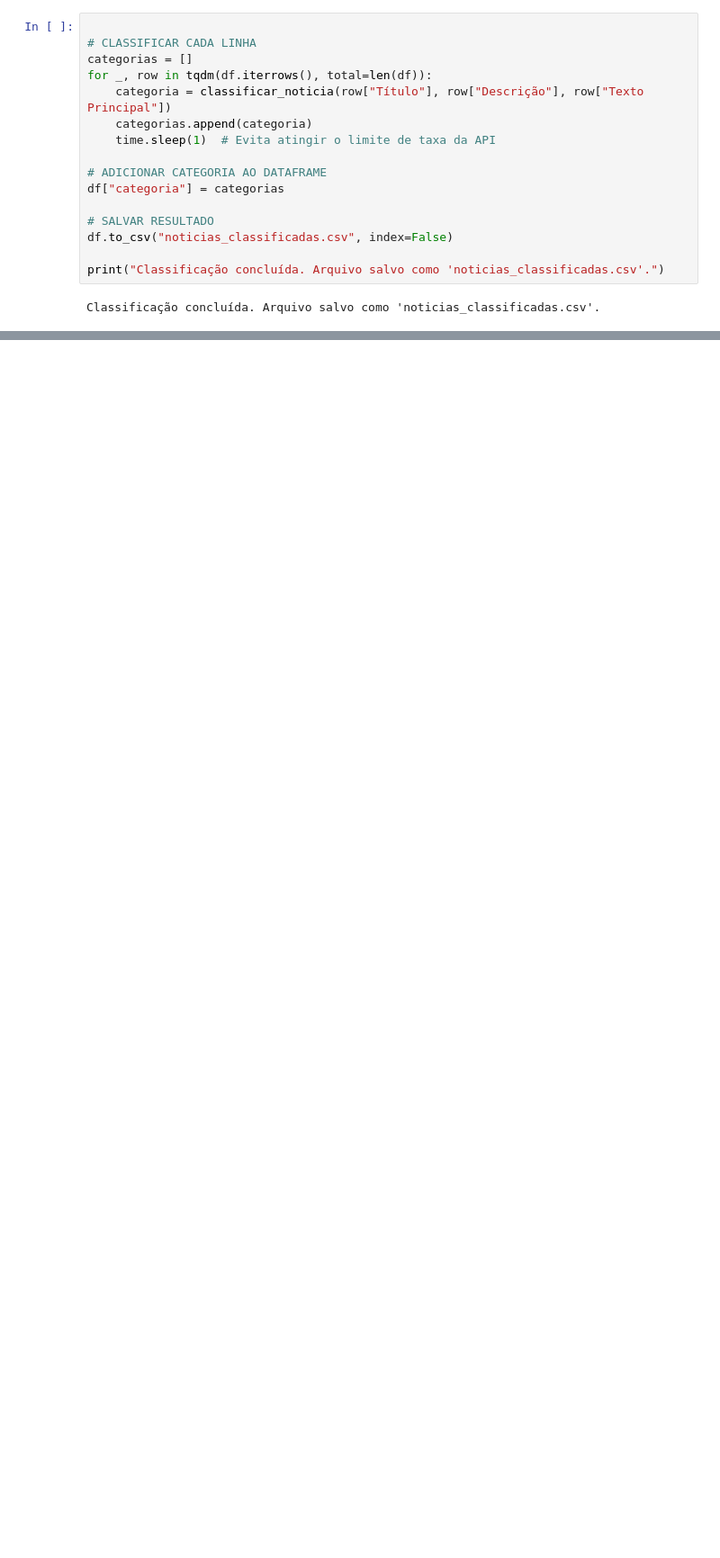
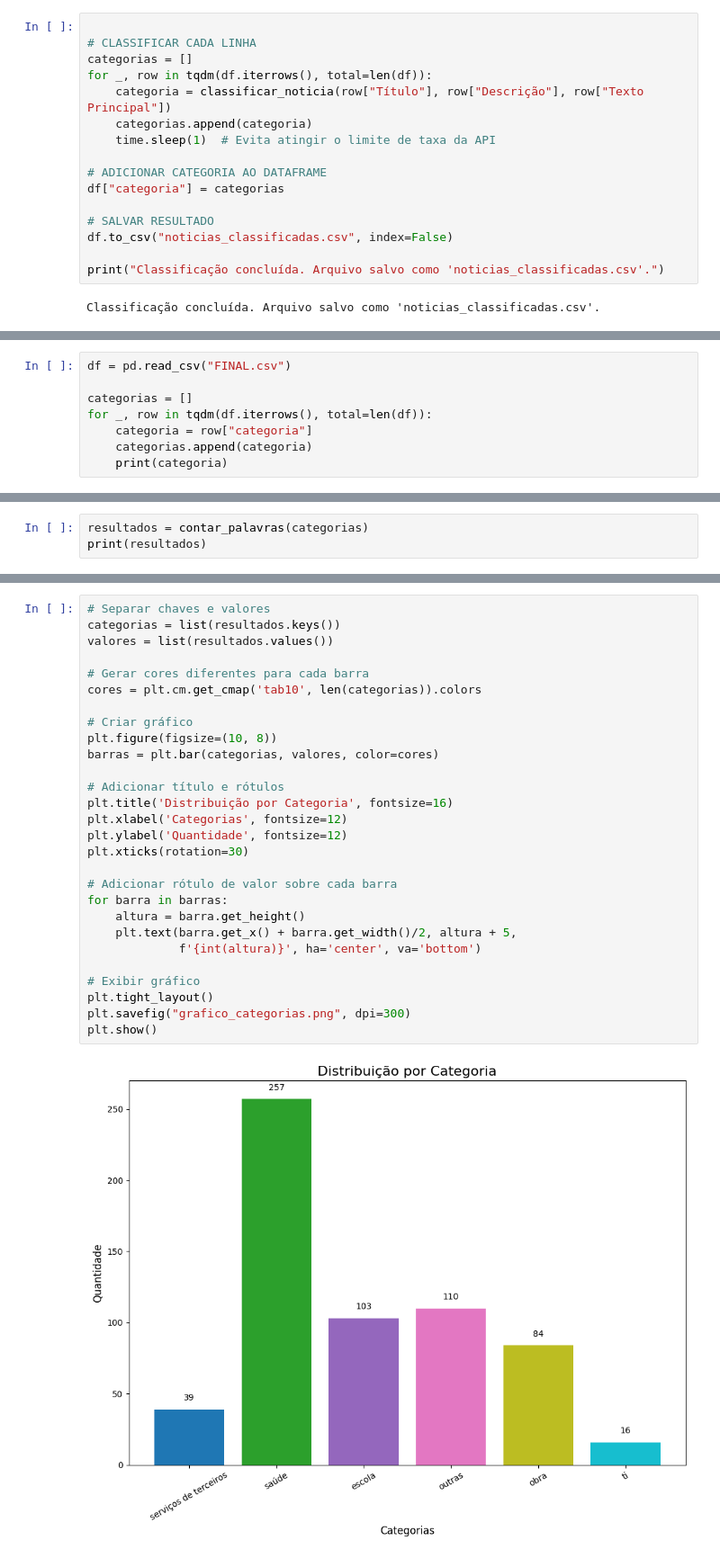
Before and after one commit to marshalmori/extrator-noticias, a Jupyter notebook: web-scraping.ipynb, the cells around one changed output, grey strips where cells are left out. Shown at 90% size. Cells and saved outputs as stored; diff of their text form; blank space fills up the shorter version.

Commit message:
Gerando o gráfico de barras com os valores das categorias

```diff
--- a/web-scraping.ipynb
+++ b/web-scraping.ipynb
@@ -281,0 +317,8 @@ Classificação concluída. Arquivo salvo como 'noticias_classificadas.csv'.
+# %%
+df = pd.read_csv("FINAL.csv")
+
+categorias = []
+for _, row in tqdm(df.iterrows(), total=len(df)):
+    categoria = row["categoria"]
+    categorias.append(categoria)
+    print(categoria)
@@ -281,0 +343,3 @@ Classificação concluída. Arquivo salvo como 'noticias_classificadas.csv'.
+# %%
+resultados = contar_palavras(categorias)
+print(resultados)
@@ -281,0 +358,30 @@ Classificação concluída. Arquivo salvo como 'noticias_classificadas.csv'.
+# %%
+# Separar chaves e valores
+categorias = list(resultados.keys())
+valores = list(resultados.values())
+
+# Gerar cores diferentes para cada barra
+cores = plt.cm.get_cmap('tab10', len(categorias)).colors
+
+# Criar gráfico
+plt.figure(figsize=(10, 8))
+barras = plt.bar(categorias, valores, color=cores)
+
+# Adicionar título e rótulos
+plt.title('Distribuição por Categoria', fontsize=16)
+plt.xlabel('Categorias', fontsize=12)
+plt.ylabel('Quantidade', fontsize=12)
+plt.xticks(rotation=30)
+
+# Adicionar rótulo de valor sobre cada barra
+for barra in barras:
+    altura = barra.get_height()
+    plt.text(barra.get_x() + barra.get_width()/2, altura + 5,
+             f'{int(altura)}', ha='center', va='bottom')
+
+# Exibir gráfico
+plt.tight_layout()
+plt.savefig("grafico_categorias.png", dpi=300)
+plt.show()
+# %% [output]
+[figure, added]
```
Also changed, not shown: parts of 11 cells of this notebook, 4 other files.
